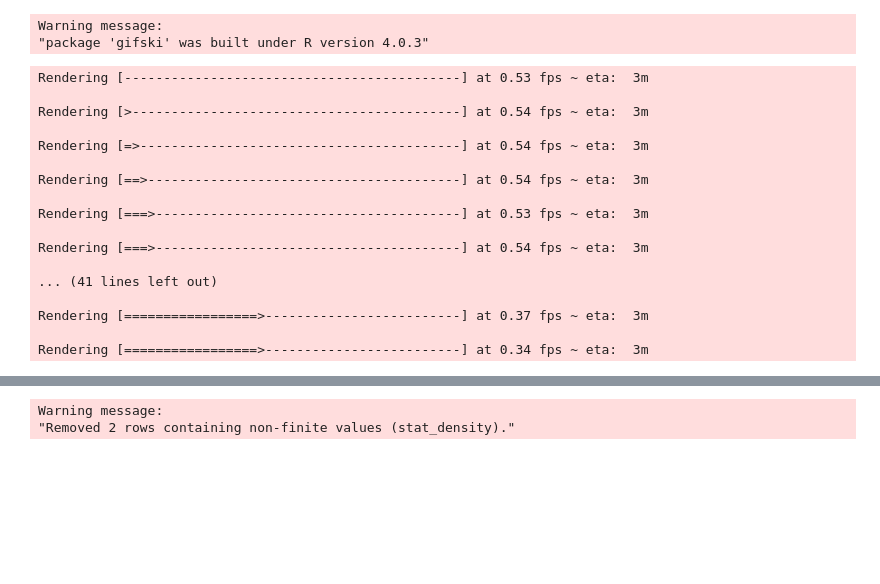
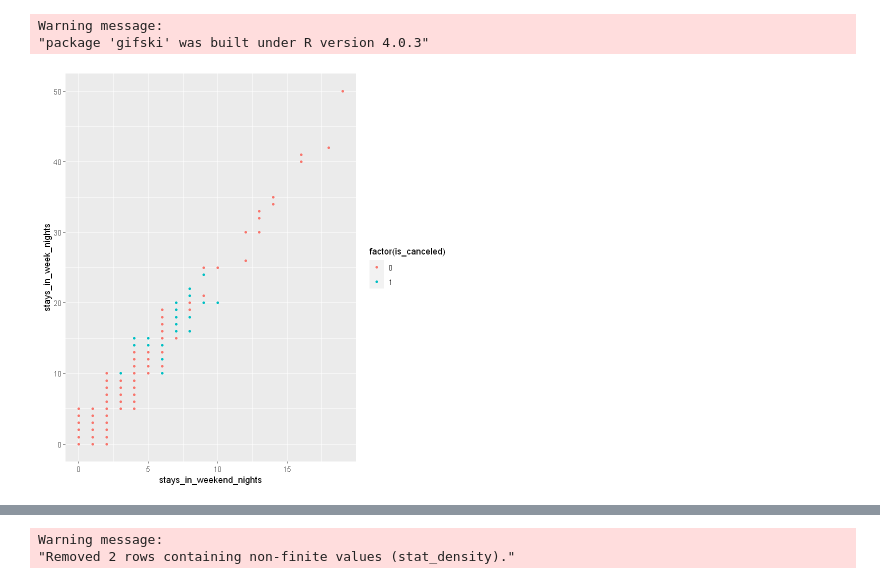
Before and after one commit to abhijeetdtu/dsba5122, a Jupyter notebook: dsba5122/Untitled.ipynb, the cells around one changed output, grey strips where cells are left out. Drawn from its saved outputs; the diff is of its cells as text; code cells hidden in the pictures; blank space fills up the shorter version.

```diff
--- a/dsba5122/Untitled.ipynb
+++ b/dsba5122/Untitled.ipynb
@@ -33,6 +33,8 @@ A tibble: 6 × 32
 | Resort Hotel | 0 | 13 | 2015 | July | 27 | ... |
 | Resort Hotel | 0 | 14 | 2015 | July | 27 | ... |
 | Resort Hotel | 0 | 14 | 2015 | July | 27 | ... |
+# %%
+df$arrival_date_month  <- df$arrival_date_month  %>% factor( levels=c("January", "February", "March", "April","May","June","July","August","September","October","November","December"))
 # %%
 library(ggplot2)
 library(dplyr)
@@ -112,25 +114,8 @@ Warning message:
 "package 'gifski' was built under R version 4.0.3"
 # %%
 (
-    ggplot(df , aes(x=booking_changes , y=days_in_waiting_list , fill=factor(is_canceled))) +
-    geom_point() +
-    transition_states(arrival_date_year)
+    ggplot(df , aes(x=stays_in_weekend_nights , y=stays_in_week_nights , color=factor(is_canceled))) +
+    geom_point(stroke=0)
 )
 # %% [output]
-Rendering [-------------------------------------------] at 0.53 fps ~ eta:  3m
-
-Rendering [>------------------------------------------] at 0.54 fps ~ eta:  3m
-
-Rendering [=>-----------------------------------------] at 0.54 fps ~ eta:  3m
-
-Rendering [==>----------------------------------------] at 0.54 fps ~ eta:  3m
-
-Rendering [===>---------------------------------------] at 0.53 fps ~ eta:  3m
-
-Rendering [===>---------------------------------------] at 0.54 fps ~ eta:  3m
-
-... (41 lines left out)
-
-Rendering [=================>-------------------------] at 0.37 fps ~ eta:  3m
-
-Rendering [=================>-------------------------] at 0.34 fps ~ eta:  3m
+[figure, added]
```
Also changed, not shown: parts of 11 cells of this notebook, 3 other files.
